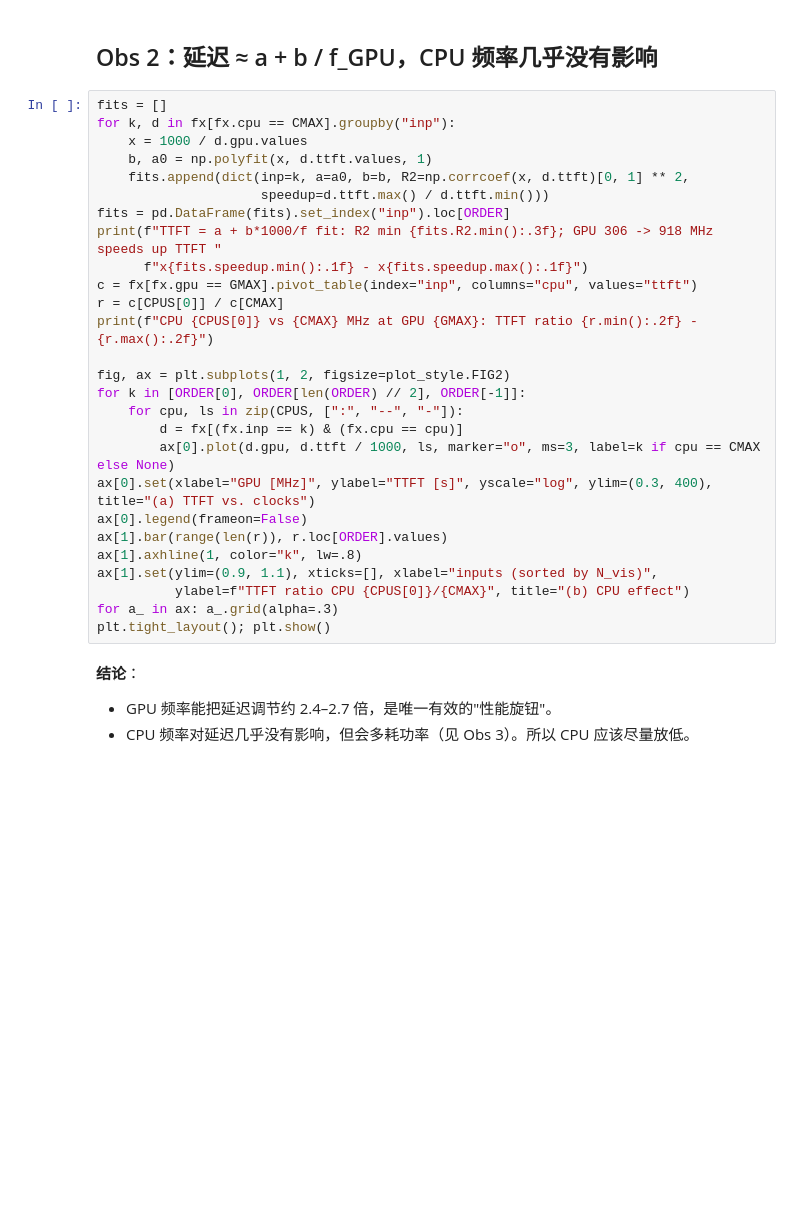
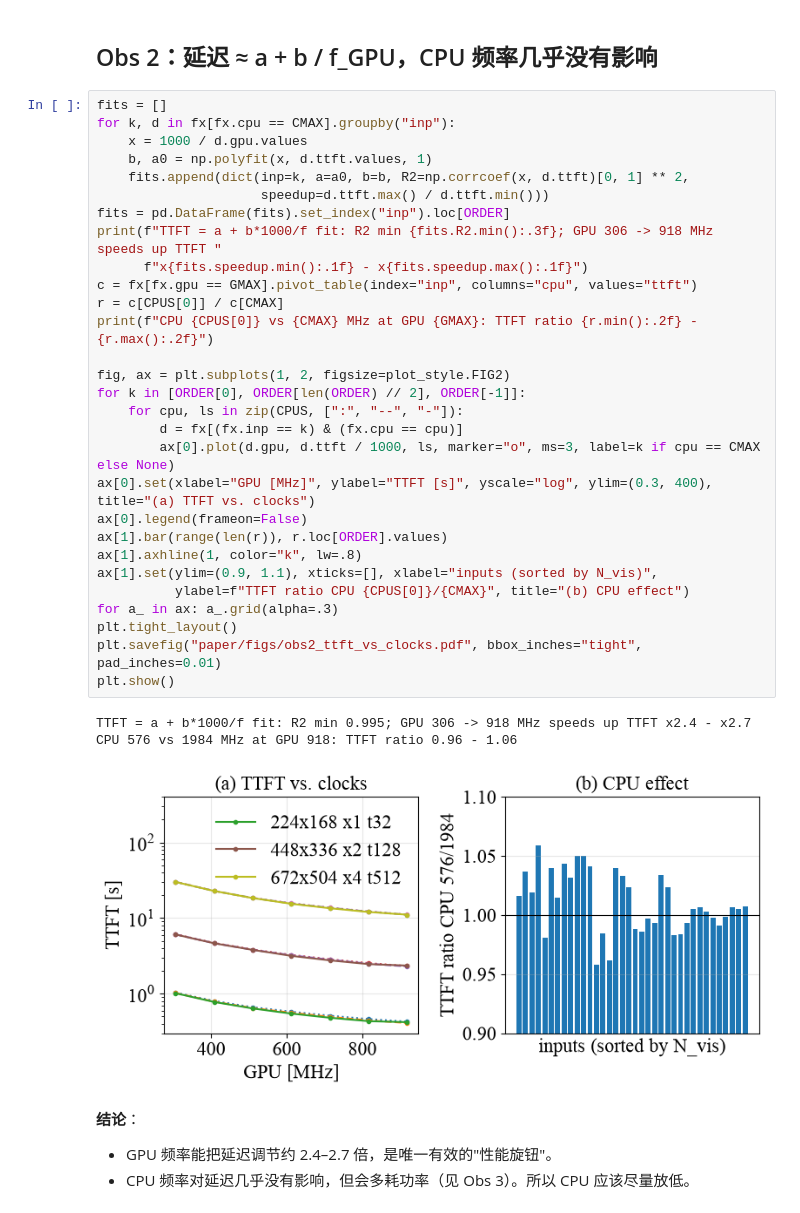
Before and after one commit to DufreWu/ViMoR, a Jupyter notebook: speed_vlm/motivation.ipynb, the cells around one changed output. Saved outputs shown, nothing was run; the diff lists cells and outputs as text; blank space fills up the shorter version.

```diff
--- a/speed_vlm/motivation.ipynb
+++ b/speed_vlm/motivation.ipynb
@@ -95,30 +324,36 @@ plt.tight_layout(); plt.show()
 # %%
 fits = []
 for k, d in fx[fx.cpu == CMAX].groupby("inp"):
     x = 1000 / d.gpu.values
     b, a0 = np.polyfit(x, d.ttft.values, 1)
     fits.append(dict(inp=k, a=a0, b=b, R2=np.corrcoef(x, d.ttft)[0, 1] ** 2,
                      speedup=d.ttft.max() / d.ttft.min()))
 fits = pd.DataFrame(fits).set_index("inp").loc[ORDER]
 print(f"TTFT = a + b*1000/f fit: R2 min {fits.R2.min():.3f}; GPU 306 -> 918 MHz speeds up TTFT "
       f"x{fits.speedup.min():.1f} - x{fits.speedup.max():.1f}")
 c = fx[fx.gpu == GMAX].pivot_table(index="inp", columns="cpu", values="ttft")
 r = c[CPUS[0]] / c[CMAX]
 print(f"CPU {CPUS[0]} vs {CMAX} MHz at GPU {GMAX}: TTFT ratio {r.min():.2f} - {r.max():.2f}")
 
 fig, ax = plt.subplots(1, 2, figsize=plot_style.FIG2)
 for k in [ORDER[0], ORDER[len(ORDER) // 2], ORDER[-1]]:
     for cpu, ls in zip(CPUS, [":", "--", "-"]):
         d = fx[(fx.inp == k) & (fx.cpu == cpu)]
         ax[0].plot(d.gpu, d.ttft / 1000, ls, marker="o", ms=3, label=k if cpu == CMAX else None)
 ax[0].set(xlabel="GPU [MHz]", ylabel="TTFT [s]", yscale="log", ylim=(0.3, 400), title="(a) TTFT vs. clocks")
 ax[0].legend(frameon=False)
 ax[1].bar(range(len(r)), r.loc[ORDER].values)
 ax[1].axhline(1, color="k", lw=.8)
 ax[1].set(ylim=(0.9, 1.1), xticks=[], xlabel="inputs (sorted by N_vis)",
           ylabel=f"TTFT ratio CPU {CPUS[0]}/{CMAX}", title="(b) CPU effect")
 for a_ in ax: a_.grid(alpha=.3)
-plt.tight_layout(); plt.show()
+plt.tight_layout()
+plt.savefig("paper/figs/obs2_ttft_vs_clocks.pdf", bbox_inches="tight", pad_inches=0.01)
+plt.show()
+# %% [output]
+TTFT = a + b*1000/f fit: R2 min 0.995; GPU 306 -> 918 MHz speeds up TTFT x2.4 - x2.7
+CPU 576 vs 1984 MHz at GPU 918: TTFT ratio 0.96 - 1.06
+[figure, added]
 # %% [markdown]
 **结论**：
 - GPU 频率能把延迟调节约 2.4–2.7 倍，是唯一有效的"性能旋钮"。
```
Also changed, not shown: parts of 14 cells of this notebook, 19 other files.
